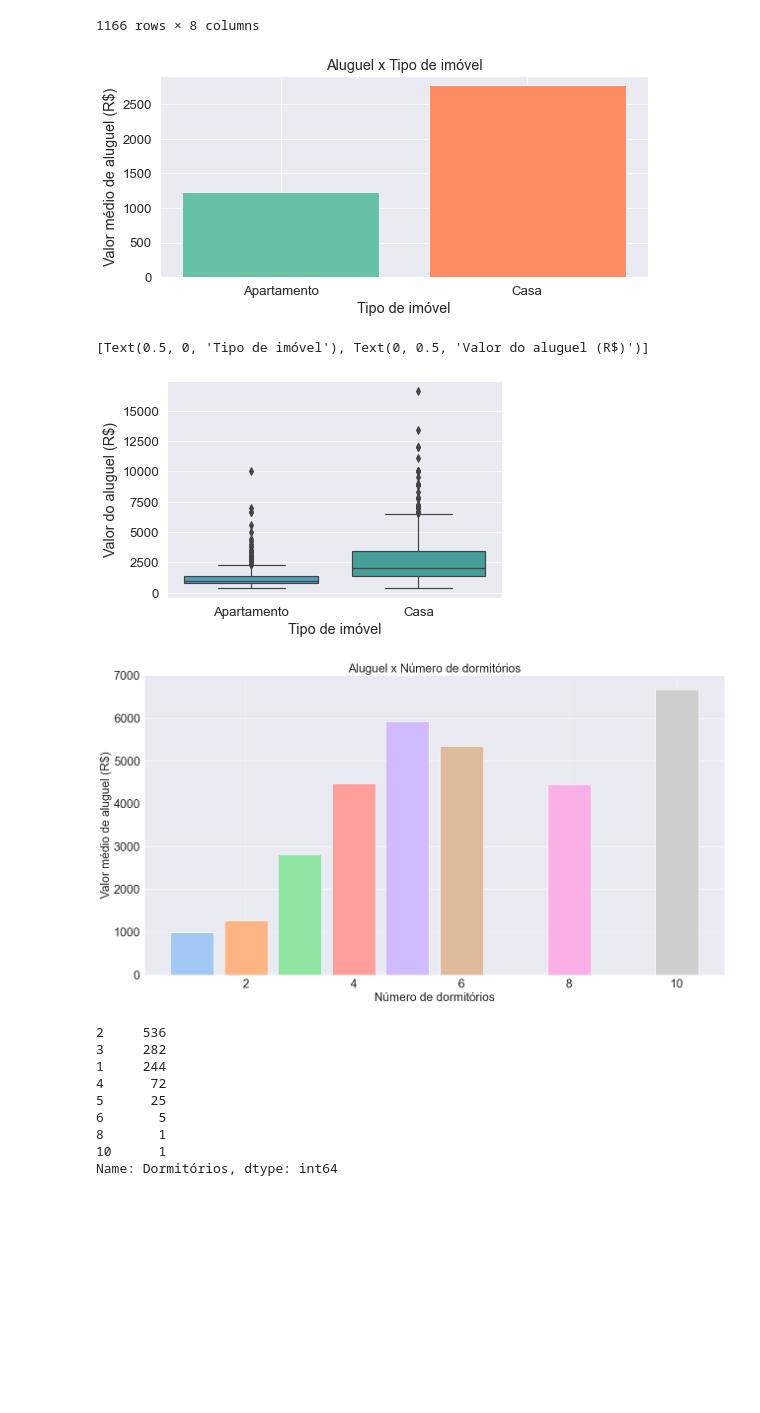
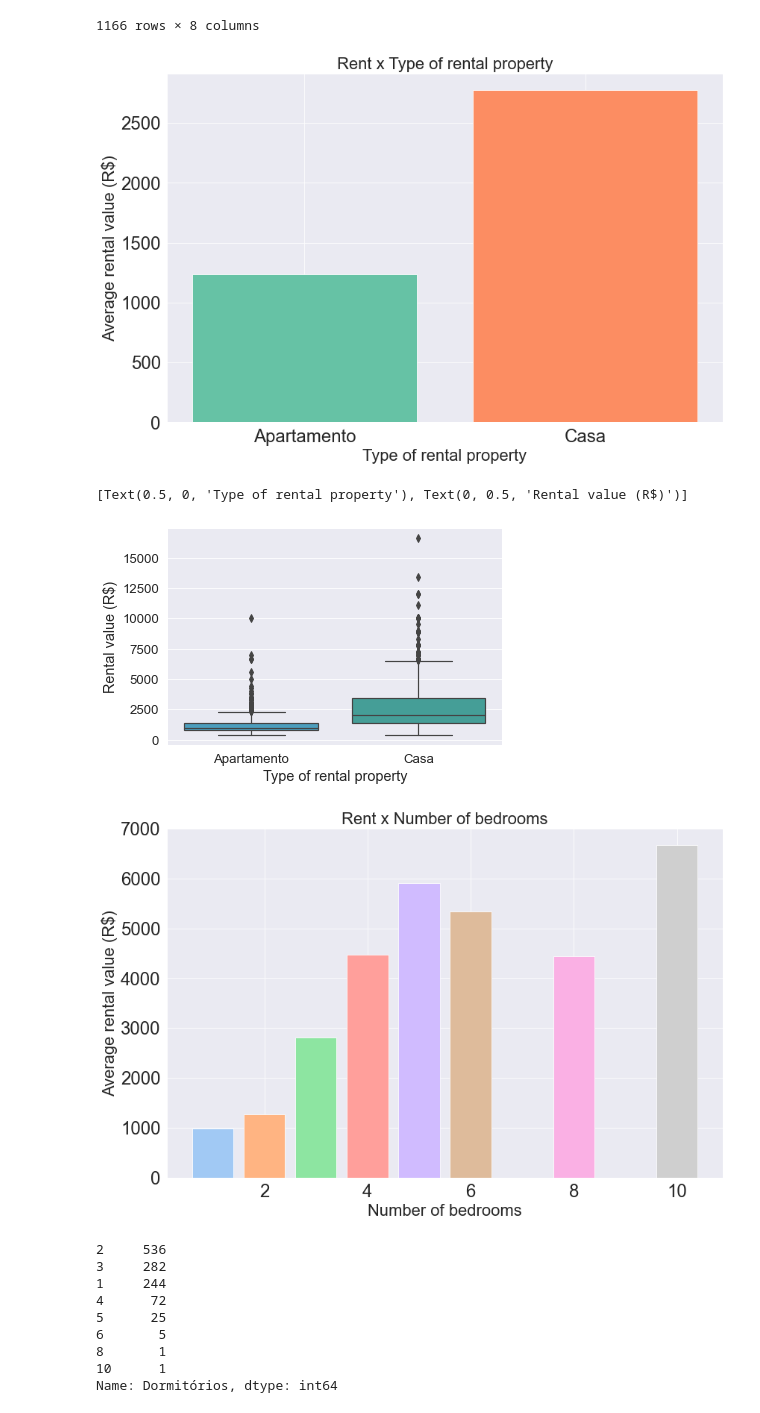
Before and after one commit to naomyduarteg/Aluguel_SaoCarlos_Python_Flask, a Jupyter notebook: data_analysis/data_analysis.ipynb, the cells around one changed output. Saved outputs shown, nothing was run; the diff lists cells and outputs as text; code cells hidden in the pictures; blank space fills up the shorter version.

Commit message:
generating some figures

```diff
--- a/data_analysis/data_analysis.ipynb
+++ b/data_analysis/data_analysis.ipynb
@@ -373,41 +373,42 @@ df
 # %%
 barplot = df.groupby(['Tipo'], as_index=False).mean()[['Tipo', 'Valor_final']]
 sns.set_style("darkgrid")
-plt.figure(figsize=(8,4), tight_layout=True)
+plt.figure(figsize=(12,8), tight_layout=True)
 colors = sns.color_palette('Set2')
 plt.bar(barplot['Tipo'], barplot['Valor_final'], color=colors[:5])
-plt.xlabel('Tipo de imóvel')
-plt.ylabel('Valor médio de aluguel (R$)')
-plt.title('Aluguel x Tipo de imóvel')
+plt.xlabel('Type of rental property', fontsize=22)
+plt.ylabel('Average rental value (R$)', fontsize=22)
+plt.title('Rent x Type of rental property', fontsize=22)
+plt.tick_params(axis="both", labelsize=24)
 plt.savefig("img1.pdf")
 plt.show()
 # %% [output]
-[figure, old version]
+[figure, new version]
 # %%
 sns.set_style("darkgrid")
 sns.set_context('paper', font_scale=1.5)
 sns.set_palette(['#39A7D0', '#36ADA4'])
 
 g = sns.boxplot(data=df, x='Tipo', y='Valor_final')
-g.set(xlabel="Tipo de imóvel", ylabel="Valor do aluguel (R$)")
+g.set(xlabel="Type of rental property", ylabel="Rental value (R$)")
 #plt.savefig('boxplot_tipo.pdf', dpi=300, bbox_inches='tight')
 # %% [output]
-[Text(0.5, 0, 'Tipo de imóvel'), Text(0, 0.5, 'Valor do aluguel (R$)')]
+[Text(0.5, 0, 'Type of rental property'), Text(0, 0.5, 'Rental value (R$)')]
-[figure, old version]
+[figure, new version]
 # %%
 barplot2 = df.groupby(['Dormitórios'], as_index=False).mean()[['Dormitórios', 'Valor_final']]
 
-plt.figure(figsize=(18,10), tight_layout=True)
+plt.figure(figsize=(12,8), tight_layout=True)
 colors = sns.color_palette('pastel')
 plt.bar(barplot2['Dormitórios'], barplot2['Valor_final'], color=colors[:11])
-plt.xlabel('Número de dormitórios', fontsize=24)
-plt.ylabel('Valor médio de aluguel (R$)', fontsize=24)
-plt.title('Aluguel x Número de dormitórios', fontsize=24)
+plt.xlabel('Number of bedrooms', fontsize=22)
+plt.ylabel('Average rental value (R$)', fontsize=22)
+plt.title('Rent x Number of bedrooms', fontsize=22)
 plt.tick_params(axis="both", labelsize=24)
 #plt.savefig("img2.pdf")
 plt.show()
 # %% [output]
-[figure, old version]
+[figure, new version]
 # %%
 df['Dormitórios'].value_counts()
 # %% [output]
```
Also changed, not shown: parts of 13 cells of this notebook, 24 other files.
